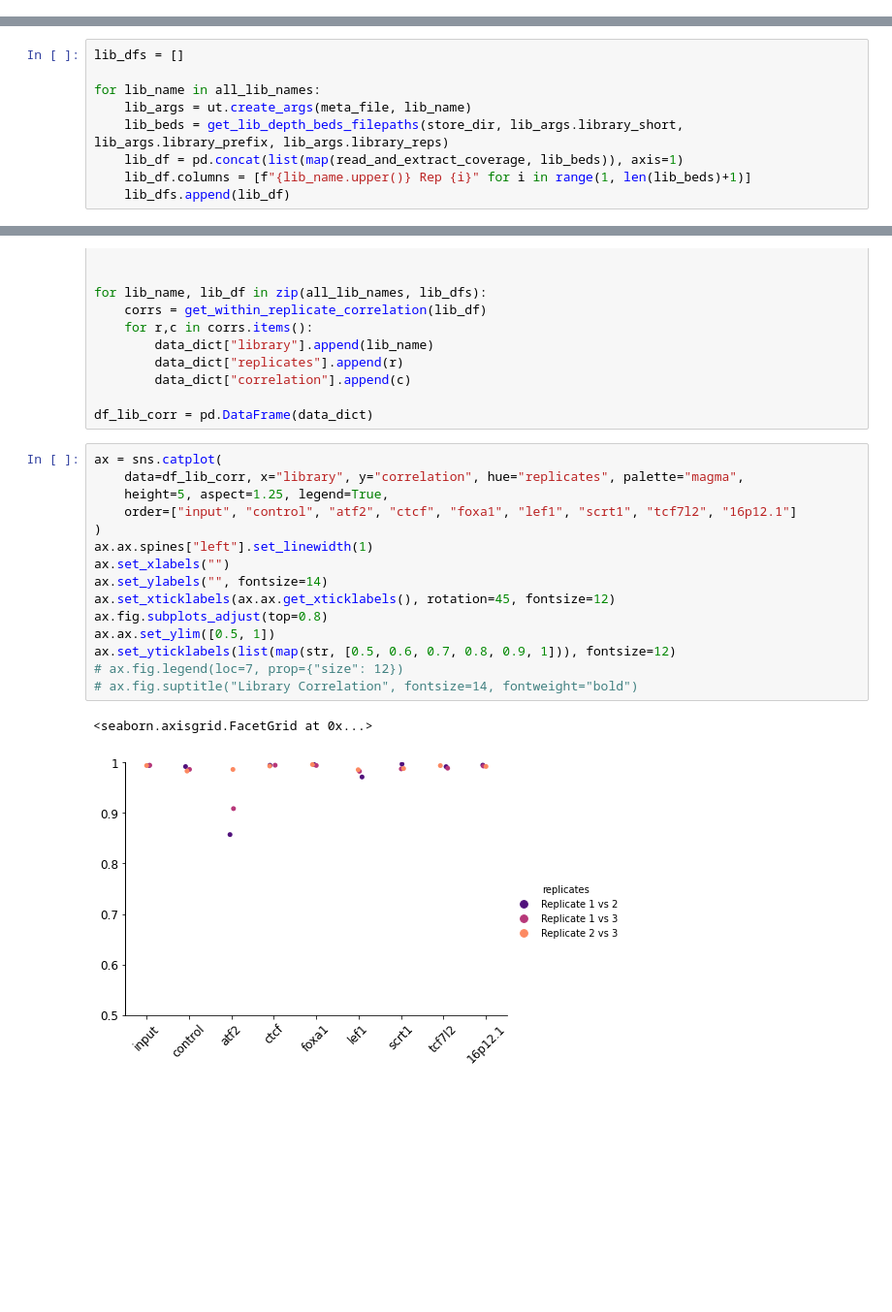
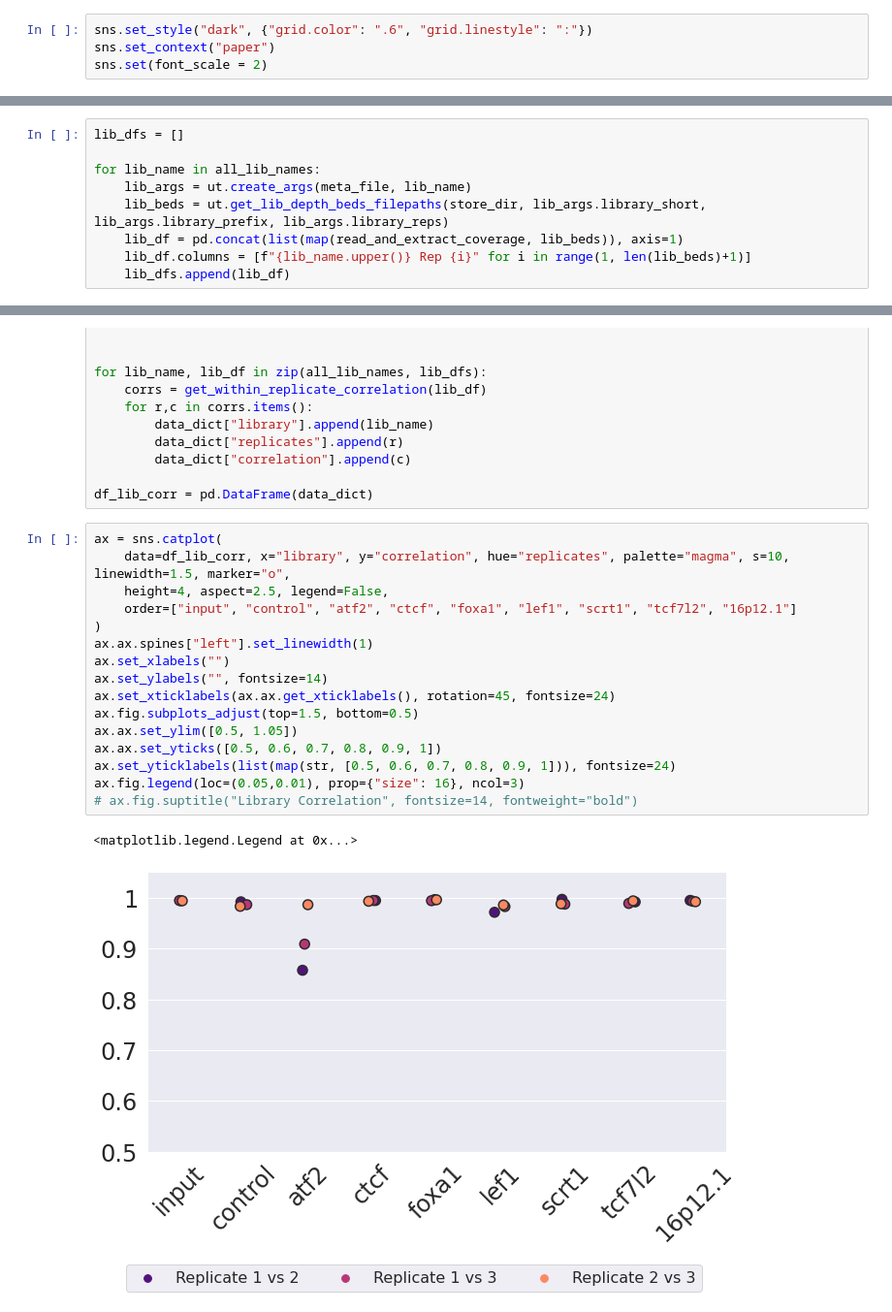
Before and after one commit to deeprob/starrseq_quality_control_lib, a Jupyter notebook: src/notebooks/1_rep_corr.ipynb, the cells around one changed output, grey strips where cells are left out. Shown: that part at 97% size. Cells and saved outputs as stored; diff of their text form; blank space fills up the shorter version.

```diff
--- a/src/notebooks/1_rep_corr.ipynb
+++ b/src/notebooks/1_rep_corr.ipynb
@@ -4,6 +4,10 @@ import numpy as np
 import pandas as pd
 import seaborn as sns
 import matplotlib.pyplot as plt
+# %%
+sns.set_style("dark", {"grid.color": ".6", "grid.linestyle": ":"})
+sns.set_context("paper")
+sns.set(font_scale = 2)
 # %%
 import sys
 sys.path.append("../")
@@ -27,7 +27,7 @@ lib_dfs = []
 
 for lib_name in all_lib_names:
     lib_args = ut.create_args(meta_file, lib_name)
-    lib_beds = get_lib_depth_beds_filepaths(store_dir, lib_args.library_short, lib_args.library_prefix, lib_args.library_reps)
+    lib_beds = ut.get_lib_depth_beds_filepaths(store_dir, lib_args.library_short, lib_args.library_prefix, lib_args.library_reps)
     lib_df = pd.concat(list(map(read_and_extract_coverage, lib_beds)), axis=1)
     lib_df.columns = [f"{lib_name.upper()} Rep {i}" for i in range(1, len(lib_beds)+1)]
     lib_dfs.append(lib_df)
@@ -75,19 +75,20 @@ for lib_name, lib_df in zip(all_lib_names, lib_dfs):
 df_lib_corr = pd.DataFrame(data_dict)
 # %%
 ax = sns.catplot(
-    data=df_lib_corr, x="library", y="correlation", hue="replicates", palette="magma",
-    height=5, aspect=1.25, legend=True,
+    data=df_lib_corr, x="library", y="correlation", hue="replicates", palette="magma", s=10, linewidth=1.5, marker="o",
+    height=4, aspect=2.5, legend=False,
     order=["input", "control", "atf2", "ctcf", "foxa1", "lef1", "scrt1", "tcf7l2", "16p12.1"]
 )
 ax.ax.spines["left"].set_linewidth(1)
 ax.set_xlabels("")
 ax.set_ylabels("", fontsize=14)
-ax.set_xticklabels(ax.ax.get_xticklabels(), rotation=45, fontsize=12)
-ax.fig.subplots_adjust(top=0.8)
-ax.ax.set_ylim([0.5, 1])
-ax.set_yticklabels(list(map(str, [0.5, 0.6, 0.7, 0.8, 0.9, 1])), fontsize=12)
-# ax.fig.legend(loc=7, prop={"size": 12})
+ax.set_xticklabels(ax.ax.get_xticklabels(), rotation=45, fontsize=24)
+ax.fig.subplots_adjust(top=1.5, bottom=0.5)
+ax.ax.set_ylim([0.5, 1.05])
+ax.ax.set_yticks([0.5, 0.6, 0.7, 0.8, 0.9, 1])
+ax.set_yticklabels(list(map(str, [0.5, 0.6, 0.7, 0.8, 0.9, 1])), fontsize=24)
+ax.fig.legend(loc=(0.05,0.01), prop={"size": 16}, ncol=3)
 # ax.fig.suptitle("Library Correlation", fontsize=14, fontweight="bold")
 # %% [output]
-<seaborn.axisgrid.FacetGrid at 0x...>
+<matplotlib.legend.Legend at 0x...>
-[figure, old version]
+[figure, new version]
```
Also changed, not shown: parts of 2 cells of this notebook, 5 other files.
